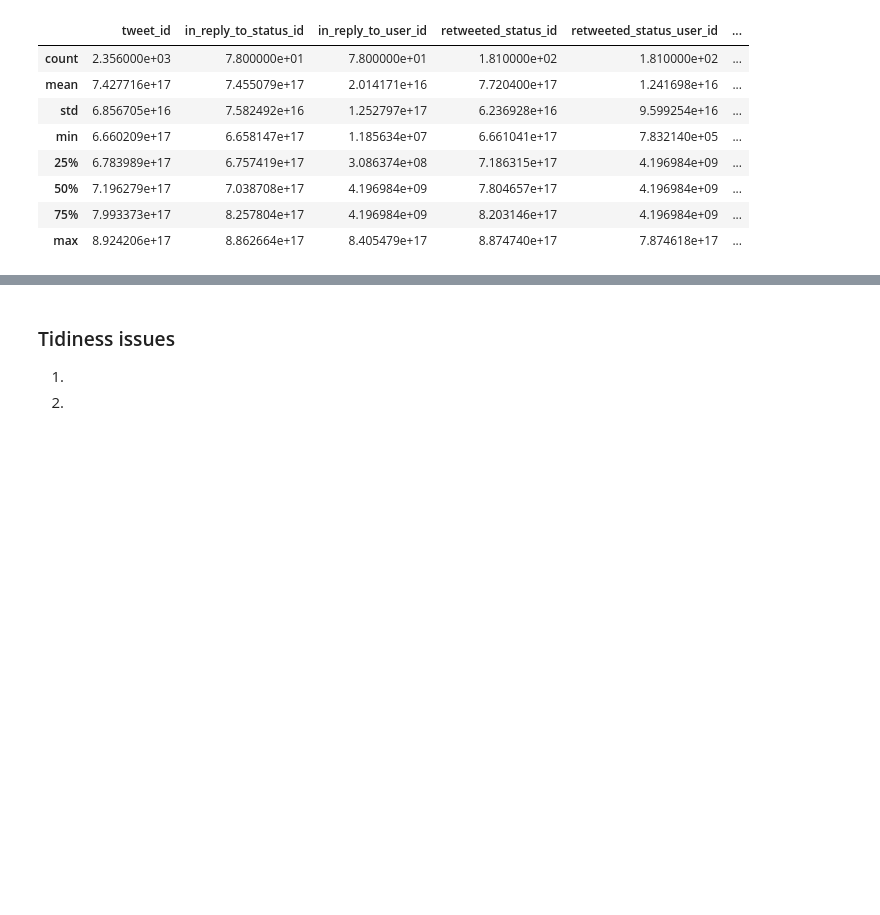
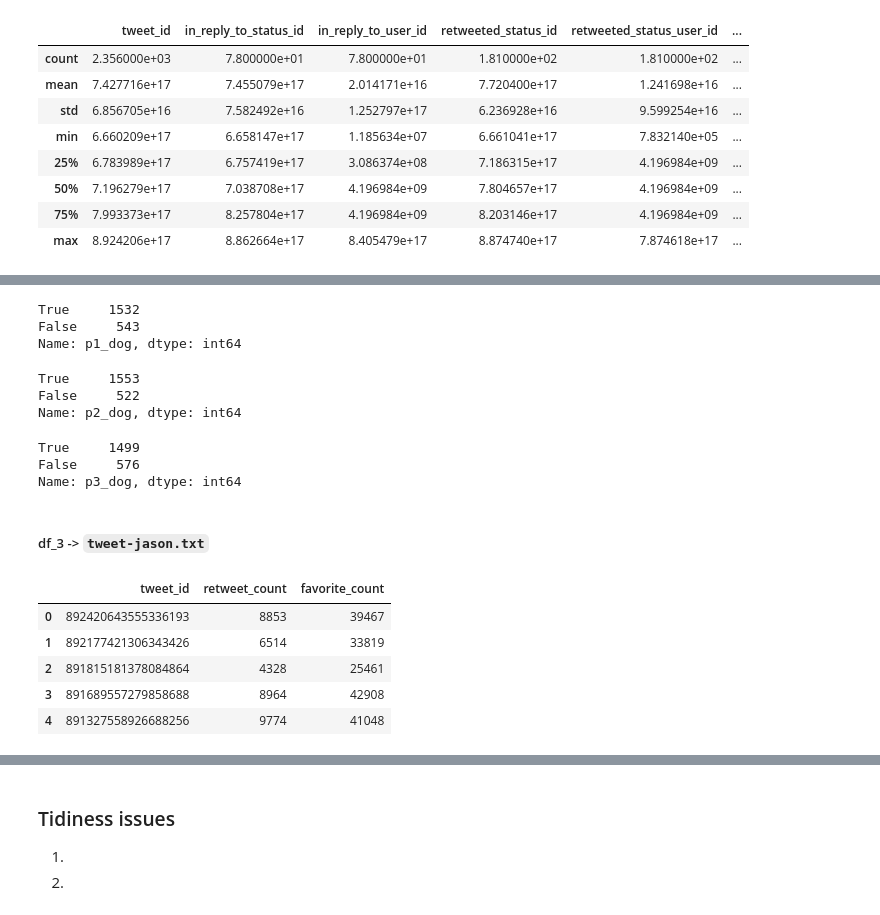
Before and after one commit to Reganmatics/Udacity_WeRateDogs_project, a Jupyter notebook: wrangle_act.ipynb, the cells around one changed output, grey strips where cells are left out. Cells and saved outputs as stored; diff of their text form; code cells hidden in the pictures; blank space fills up the shorter version.

```diff
--- a/wrangle_act.ipynb
+++ b/wrangle_act.ipynb
@@ -125,0 +309,29 @@ df_1.describe()
+# %%
+df_2['p1_dog'].value_counts()
+# %% [output]
+True     1532
+False     543
+Name: p1_dog, dtype: int64
+# %%
+df_2['p2_dog'].value_counts()
+# %% [output]
+True     1553
+False     522
+Name: p2_dog, dtype: int64
+# %%
+df_2['p3_dog'].value_counts()
+# %% [output]
+True     1499
+False     576
+Name: p3_dog, dtype: int64
+# %% [markdown]
+##### df_3 -> `tweet-jason.txt`
+# %%
+df_3.head()
+# %% [output]
+|  | tweet_id | retweet_count | favorite_count |
+| 0 | 892420643555336193 | 8853 | 39467 |
+| 1 | 892177421306343426 | 6514 | 33819 |
+| 2 | 891815181378084864 | 4328 | 25461 |
+| 3 | 891689557279858688 | 8964 | 42908 |
+| 4 | 891327558926688256 | 9774 | 41048 |
```
Also changed, not shown: parts of 33 cells of this notebook, 1 other file.
